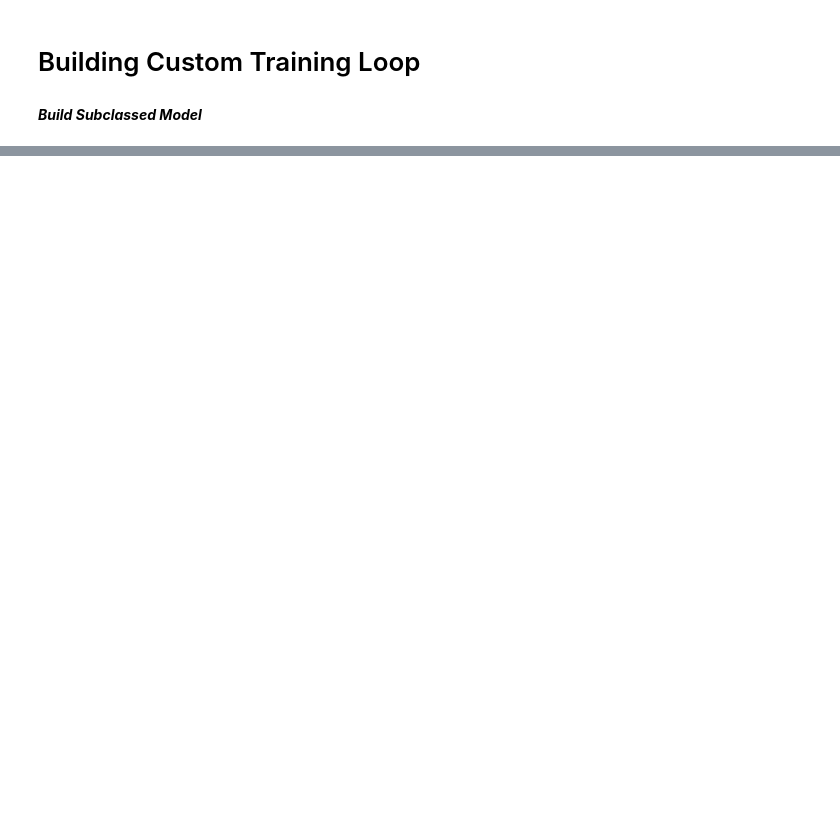
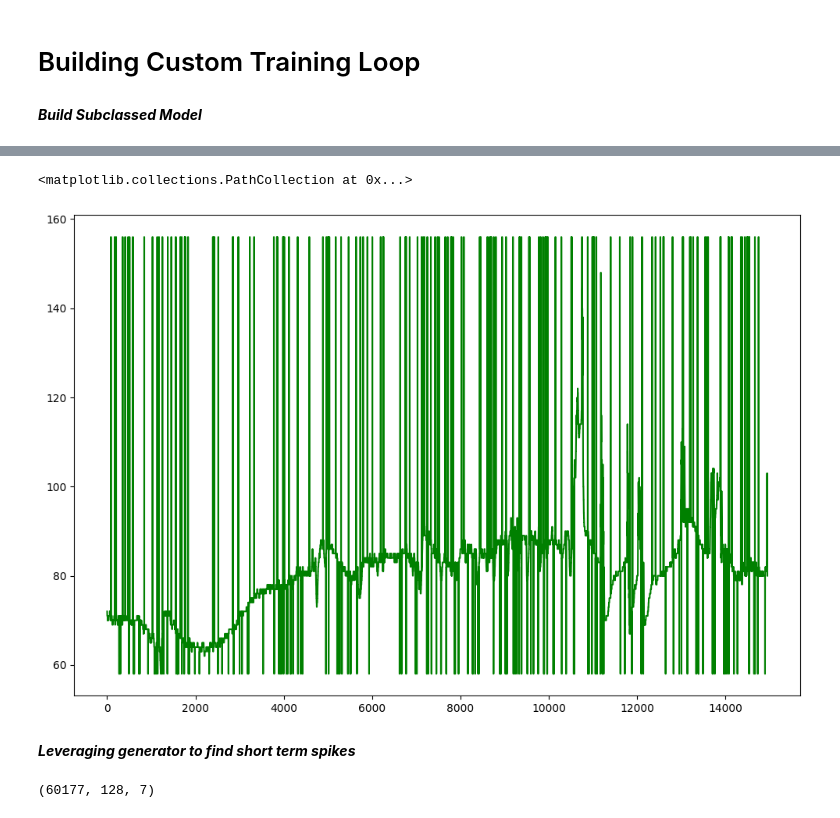
Before and after one commit to vujjiniashrith/IOT_security, a Jupyter notebook: Generative_Adversarial_Network.ipynb, the cells around one changed output, grey strips where cells are left out. Saved outputs shown, nothing was run; the diff lists cells and outputs as text; code cells hidden in the pictures; blank space fills up the shorter version.

```diff
--- a/Generative_Adversarial_Network.ipynb
+++ b/Generative_Adversarial_Network.ipynb
@@ -326,0 +526,26 @@ discriminator.save_weights('dicriminator1.h5')
+# %%
+plt.figure(figsize=(12, 8))
+normal_x = []  # X-coordinates for normal data
+normal_y = []  # Y-coordinates for normal data
+
+anomaly_x = []  # X-coordinates for anomalies
+anomaly_y = []  # Y-coordinates for anomalies
+
+for i, score in enumerate(test_predictions_noisy):
+    if score == 1:
+        # Anomaly data
+        anomaly_x.append(i)
+        anomaly_y.append(test_df_noisy['ABP1'].iloc[i])
+
+        # Normal data
+    normal_x.append(i)
+    normal_y.append(test_df_noisy['ABP1'].iloc[i])
+plt.plot(normal_x, normal_y, color='g', label='Normal')
+
+# Plot anomalies as a red line
+plt.scatter(anomaly_x, anomaly_y,marker = 'o',s=10 ,color='r', label='Anomalies')
+# %% [output]
+<matplotlib.collections.PathCollection at 0x...>
+[figure, added]
+# %% [markdown]
+***Leveraging generator to find short term spikes***
@@ -326,0 +557,4 @@ discriminator.save_weights('dicriminator1.h5')
+# %%
+predicted_gen.shape
+# %% [output]
+(60177, 128, 7)
```
Also changed, not shown: parts of 61 cells of this notebook.
